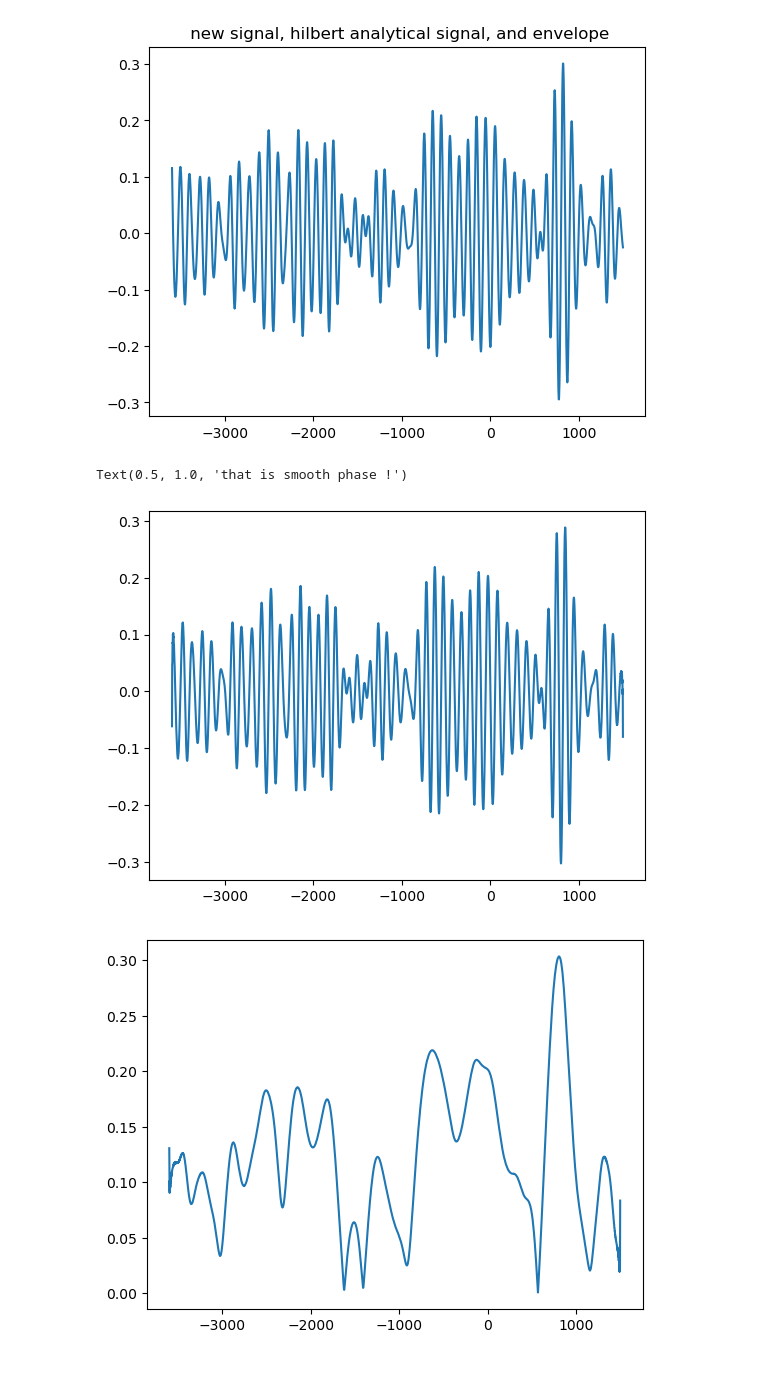
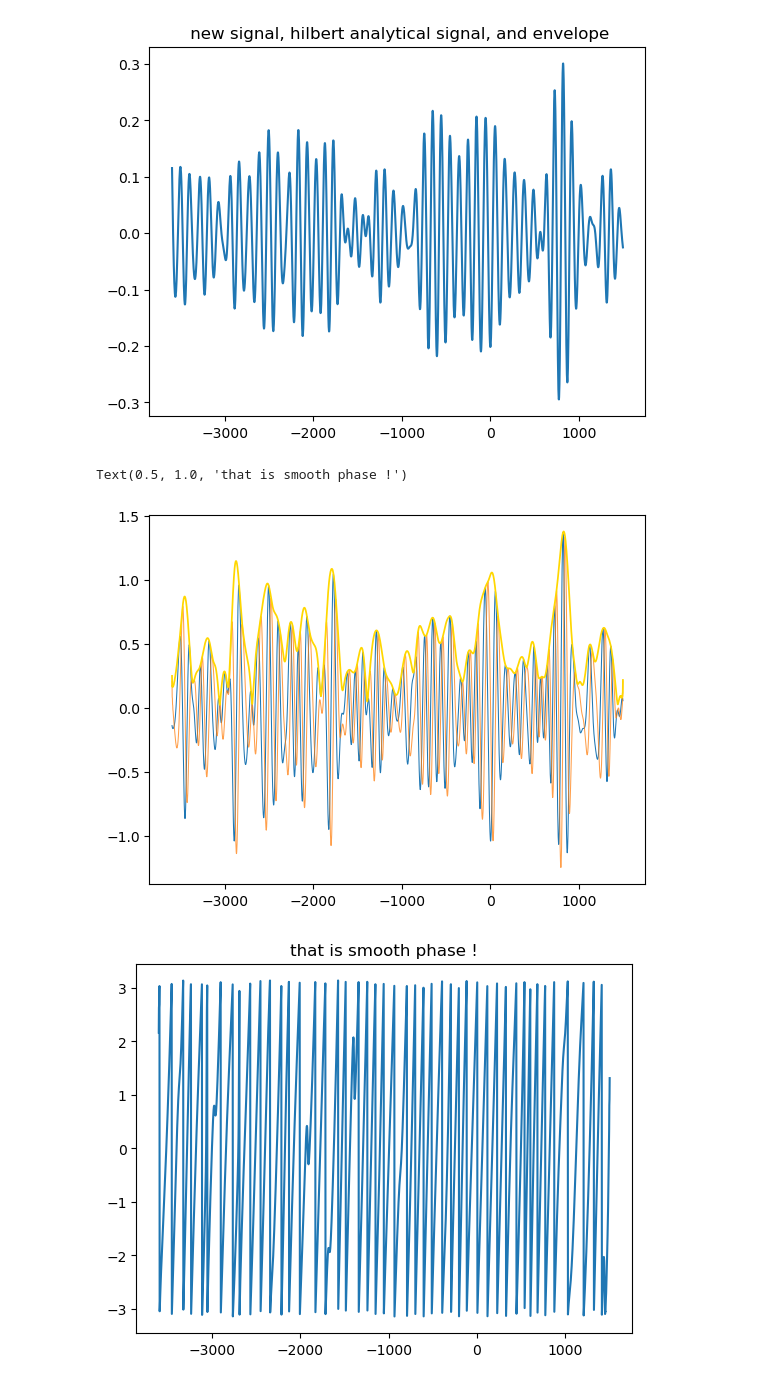
Before and after one commit to csea-lab/m2py-tutorials, a Jupyter notebook: notebooks/HilbertPhaseDemo.ipynb, the cells around one changed output. Cells and saved outputs as stored; diff of their text form; code cells hidden in the pictures.

```diff
--- a/notebooks/HilbertPhaseDemo.ipynb
+++ b/notebooks/HilbertPhaseDemo.ipynb
@@ -23,10 +24,10 @@ First load exampe data.
 
 (Make sure the data are in the current directory, or in the path.)
 # %%
-bop_107 = sio.loadmat('../octave/bop_107.fl40h1.E1.app1.mat')
+bop_107 = sio.loadmat('../data/bop_107.fl40h1.E1.app2.mat')
 outmat = bop_107['outmat']
 
-tx = sio.loadmat('../octave/taxis.mat')
+tx = sio.loadmat('../data/taxis.mat')
 taxis = np.squeeze(tx['taxis'].copy())
 
 print(outmat.shape)
@@ -141,16 +156,15 @@ Text(0.5, 1.0, ' new signal, hilbert analytical signal, and envelope')
 # %%
 test = hilbert(sighighlow)
 
 plt.figure()
-plt.plot(taxis, test.imag)
-
-plt.figure()
-plt.plot(taxis, np.abs(test))
+plt.plot(taxis, test.real,linewidth=0.75)
+plt.plot(taxis, test.imag,alpha=0.75,linewidth=0.75)
+plt.plot(taxis, np.abs(test),'gold',linewidth=1.25)
 
 plt.figure()
 plt.plot(taxis, np.angle(test))
 plt.title('that is smooth phase !')
 # %% [output]
 Text(0.5, 1.0, 'that is smooth phase !')
-[figure, old version]
+[figure, new version]
-[figure, old version]
+[figure, new version]
```
Also changed, not shown: parts of 8 cells of this notebook, 44 other files.
